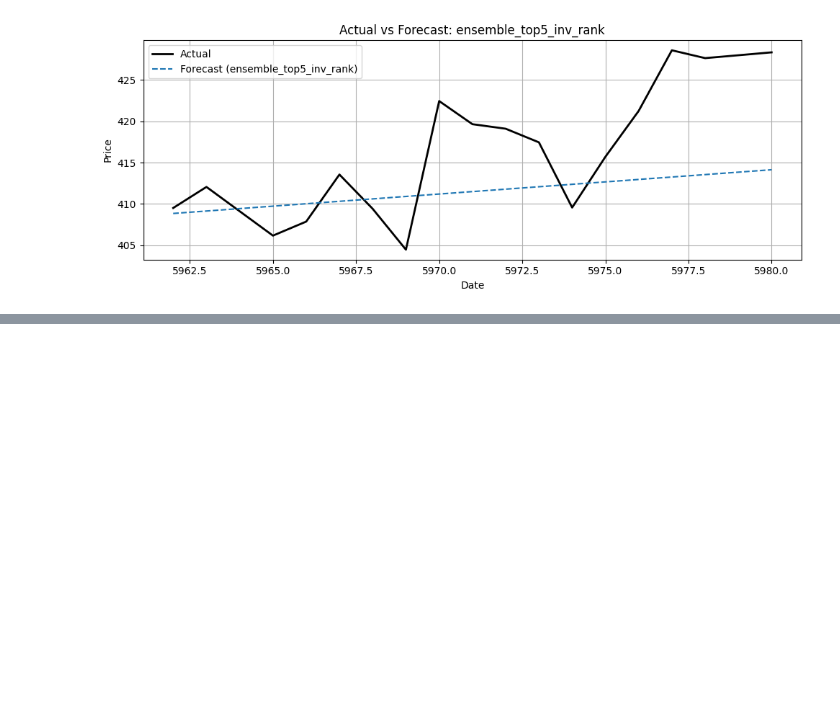
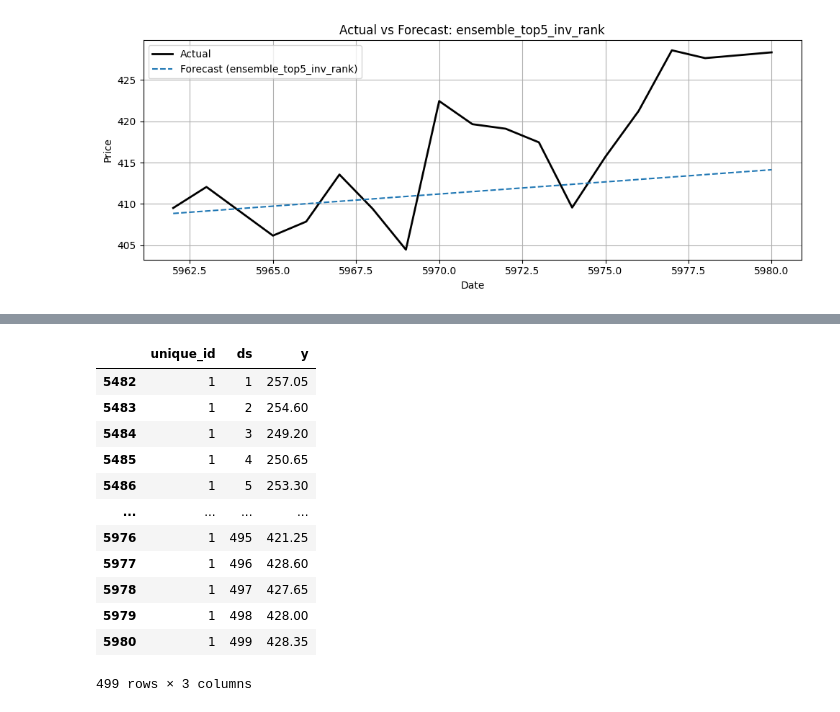
Before and after one commit to Vrunda-Kulkarni/Stock_Price_Prediction, a Jupyter notebook: 02_statsforecast.ipynb, the cells around one changed output, grey strips where cells are left out. Drawn from its saved outputs; the diff is of its cells as text; code cells hidden in the pictures; blank space fills up the shorter version.

```diff
--- a/02_statsforecast.ipynb
+++ b/02_statsforecast.ipynb
@@ -548,0 +569,30 @@ for model_name, forecast in ensemble_forecasts.items():
+# %%
+# -------------------------------------
+# Creating statsmodels object
+# -------------------------------------
+
+# itc_train = itc_train.drop(columns=['date'])
+
+# Sort by date
+itc_filtered = itc_filtered.sort_values('date')
+
+# Create row number (starting from 1)
+itc_filtered['ds'] = range(1, len(itc_filtered) + 1)
+
+itc_filtered = itc_filtered[['unique_id','ds','y']]
+
+itc_filtered
+# %% [output]
+|  | unique_id | ds | y |
+| 5482 | 1 | 1 | 257.05 |
+| 5483 | 1 | 2 | 254.60 |
+| 5484 | 1 | 3 | 249.20 |
+| 5485 | 1 | 4 | 250.65 |
+| 5486 | 1 | 5 | 253.30 |
+| ... | ... | ... | ... |
+| 5976 | 1 | 495 | 421.25 |
+| 5977 | 1 | 496 | 428.60 |
+| 5978 | 1 | 497 | 427.65 |
+| 5979 | 1 | 498 | 428.00 |
+| 5980 | 1 | 499 | 428.35 |
+499 rows × 3 columns
```
Also changed, not shown: parts of 3 cells of this notebook.
